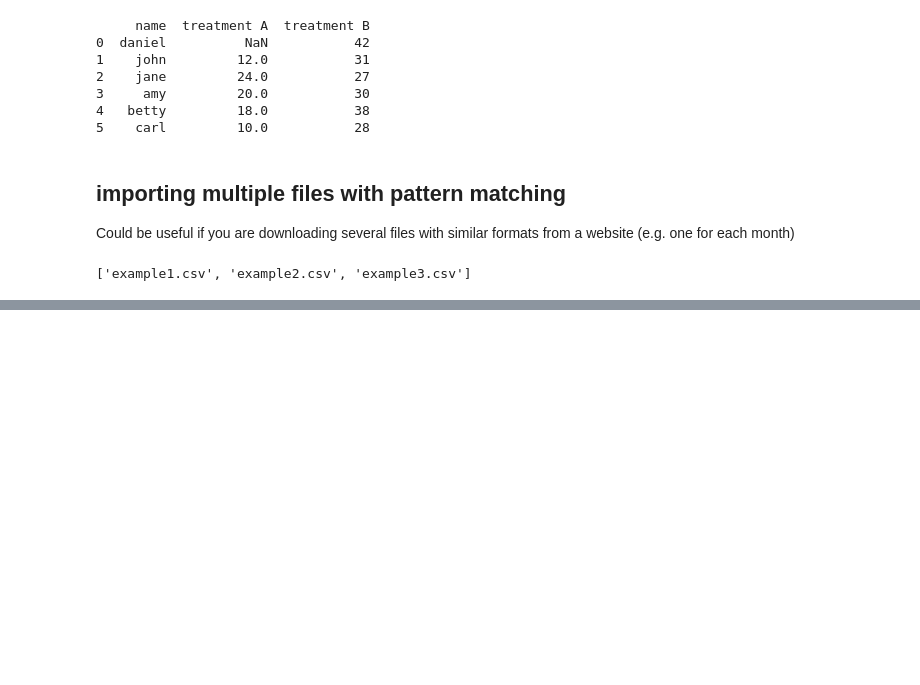
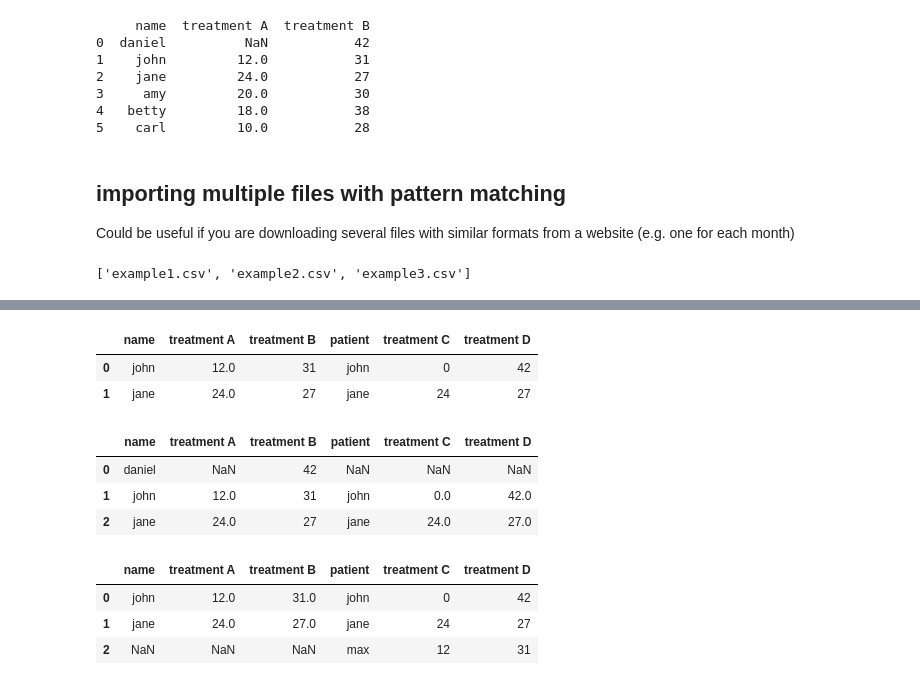
Before and after one commit to smileschen/2018-sp-stats131, a Jupyter notebook: 06-03 Tidy data.ipynb, the cells around one changed output, grey strips where cells are left out. Saved outputs shown, nothing was run; the diff lists cells and outputs as text; code cells hidden in the pictures; blank space fills up the shorter version.

```diff
--- a/06-03 Tidy data.ipynb
+++ b/06-03 Tidy data.ipynb
@@ -209,0 +270,22 @@ pd.concat(list_data, ignore_index = True)  # to make a single dataframe, we use
+# %%
+dfleft.merge(dfright, left_on = 'name', right_on = 'patient')  # inner join, will return only rows that exist in both
+# %% [output]
+|  | name | treatment A | treatment B | patient | treatment C | treatment D |
+| 0 | john | 12.0 | 31 | john | 0 | 42 |
+| 1 | jane | 24.0 | 27 | jane | 24 | 27 |
+# %%
+dfleft.merge(dfright, left_on = 'name', right_on = 'patient', how = 'left')
+# left join, will return all the rows in the left table and rows from the right table that matches
+# %% [output]
+|  | name | treatment A | treatment B | patient | treatment C | treatment D |
+| 0 | daniel | NaN | 42 | NaN | NaN | NaN |
+| 1 | john | 12.0 | 31 | john | 0.0 | 42.0 |
+| 2 | jane | 24.0 | 27 | jane | 24.0 | 27.0 |
+# %%
+dfleft.merge(dfright, left_on = 'name', right_on = 'patient', how = 'right')
+# right join, will return all the rows in the right table and rows from the left table that matches
+# %% [output]
+|  | name | treatment A | treatment B | patient | treatment C | treatment D |
+| 0 | john | 12.0 | 31.0 | john | 0 | 42 |
+| 1 | jane | 24.0 | 27.0 | jane | 24 | 27 |
+| 2 | NaN | NaN | NaN | max | 12 | 31 |
```
Also changed, not shown: parts of 22 cells of this notebook.
